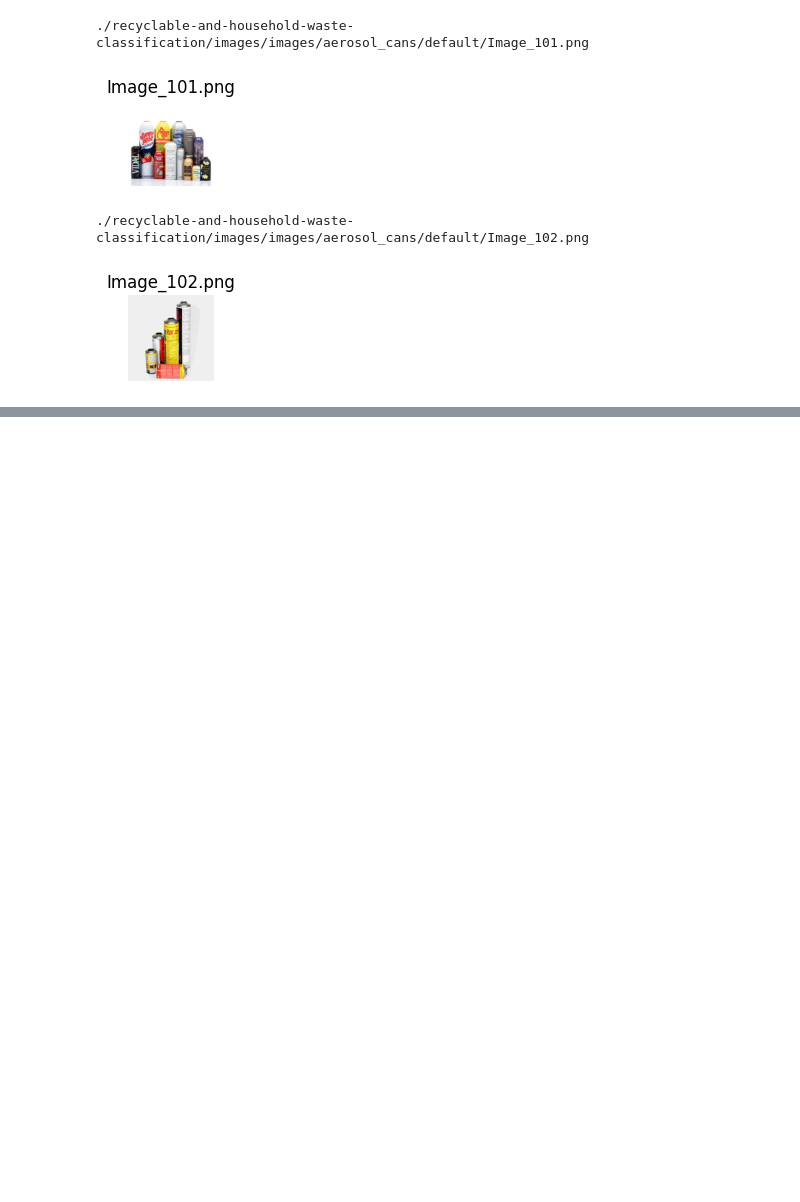
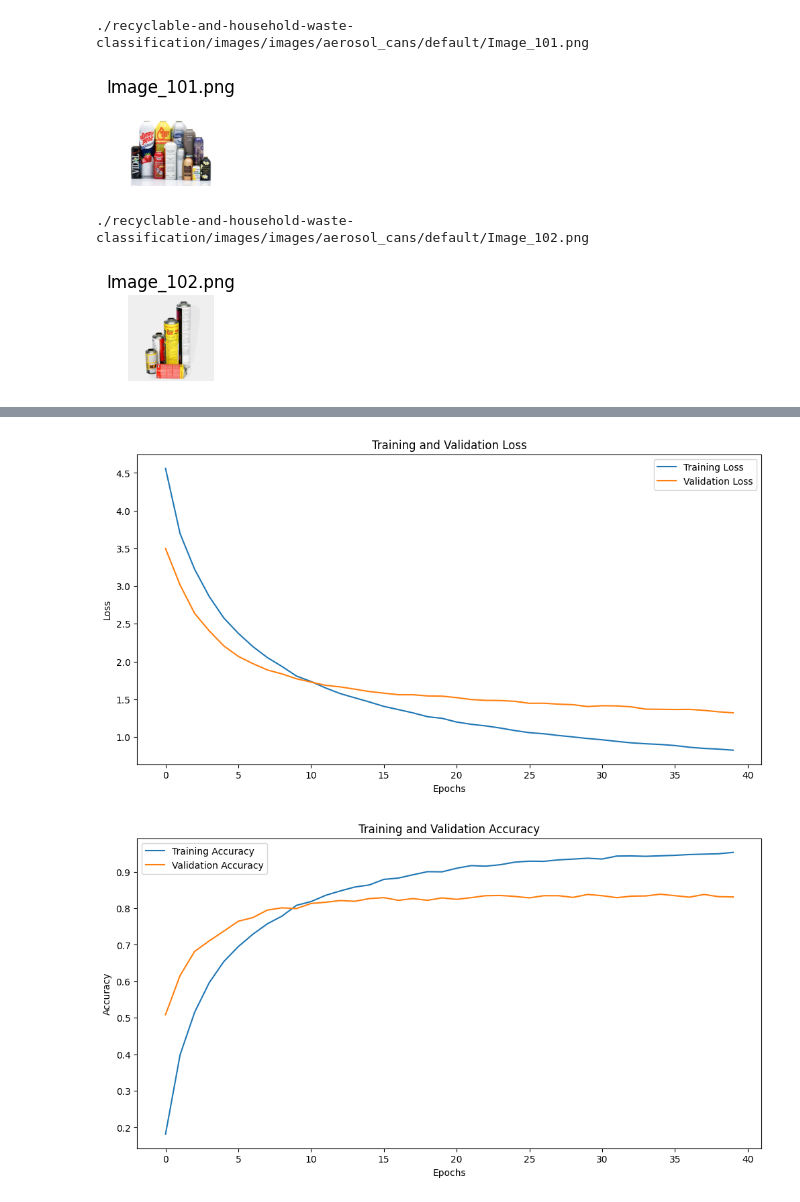
Before and after one commit to MahaJayapal/usd-computer-vision, a Jupyter notebook: models/VGG16_model.ipynb, the cells around one changed output, grey strips where cells are left out. Drawn from its saved outputs; the diff is of its cells as text; code cells hidden in the pictures; blank space fills up the shorter version.

Commit message:
Model training/evaluation complete

```diff
--- a/models/VGG16_model.ipynb
+++ b/models/VGG16_model.ipynb
@@ -303,0 +459,8 @@ model.save('/content/drive/MyDrive/Colab Notebooks/Computer_Vision_Project/vgg_m
+# %%
+history_2 = model.fit(
+    train_dataset,
+    validation_data=val_dataset,
+    epochs=40,
+    initial_epoch=30,
+    callbacks=[checkpoint, early_stopping]
+)
@@ -328,0 +496,29 @@ plt.show()
+# %%
+# Combine loss and accuracy data from the two training sessions
+training_loss = history.history['loss'] + history_2.history['loss']
+val_loss = history.history['val_loss'] + history_2.history['val_loss']
+training_accuracy = history.history['accuracy'] + history_2.history['accuracy']
+val_accuracy = history.history['val_accuracy'] + history_2.history['val_accuracy']
+# %%
+# Plot training and validation loss
+plt.figure(figsize=(12, 6))
+plt.plot(training_loss, label='Training Loss')
+plt.plot(val_loss, label='Validation Loss')
+plt.title('Training and Validation Loss')
+plt.xlabel('Epochs')
+plt.ylabel('Loss')
+plt.legend()
+plt.show()
+
+# Plot training and validation accuracy
+plt.figure(figsize=(12, 6))
+plt.plot(training_accuracy, label='Training Accuracy')
+plt.plot(val_accuracy, label='Validation Accuracy')
+plt.title('Training and Validation Accuracy')
+plt.xlabel('Epochs')
+plt.ylabel('Accuracy')
+plt.legend()
+plt.show()
+# %% [output]
+[figure, added]
+[figure, added]
```
Also changed, not shown: parts of 23 cells of this notebook.
